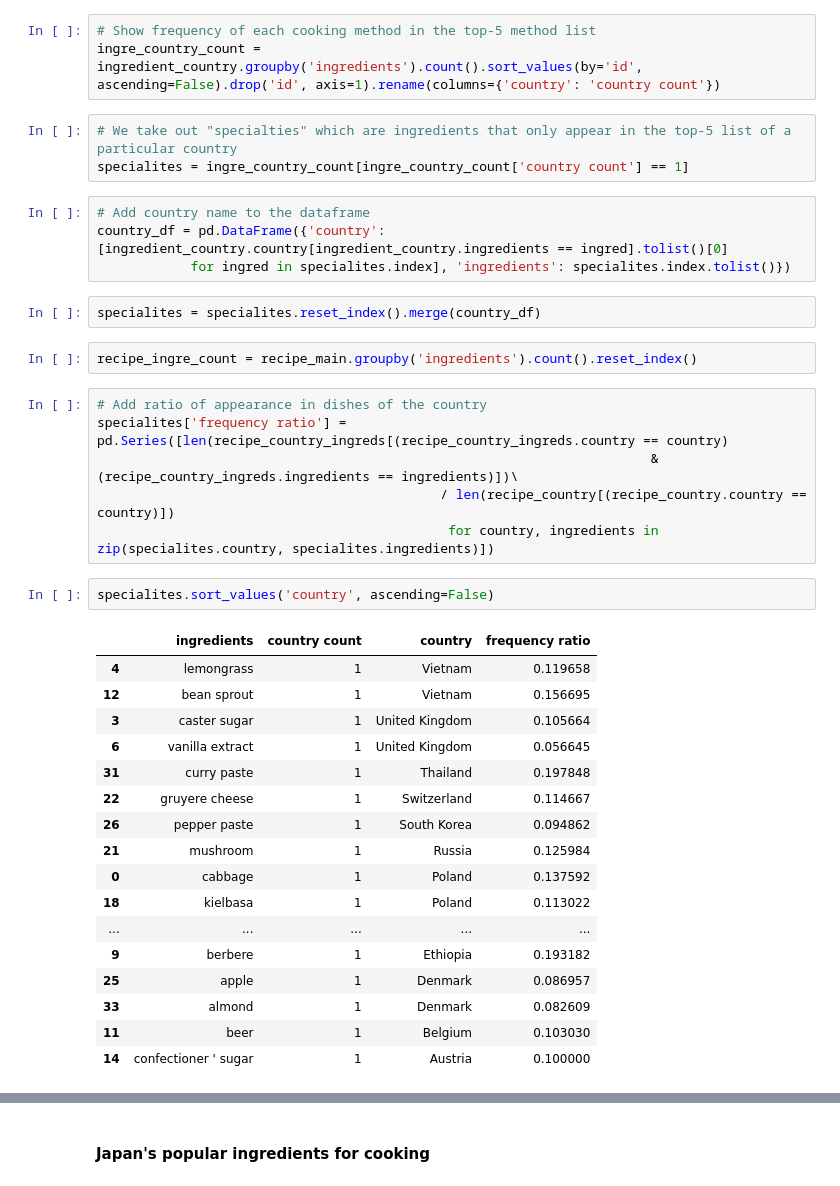
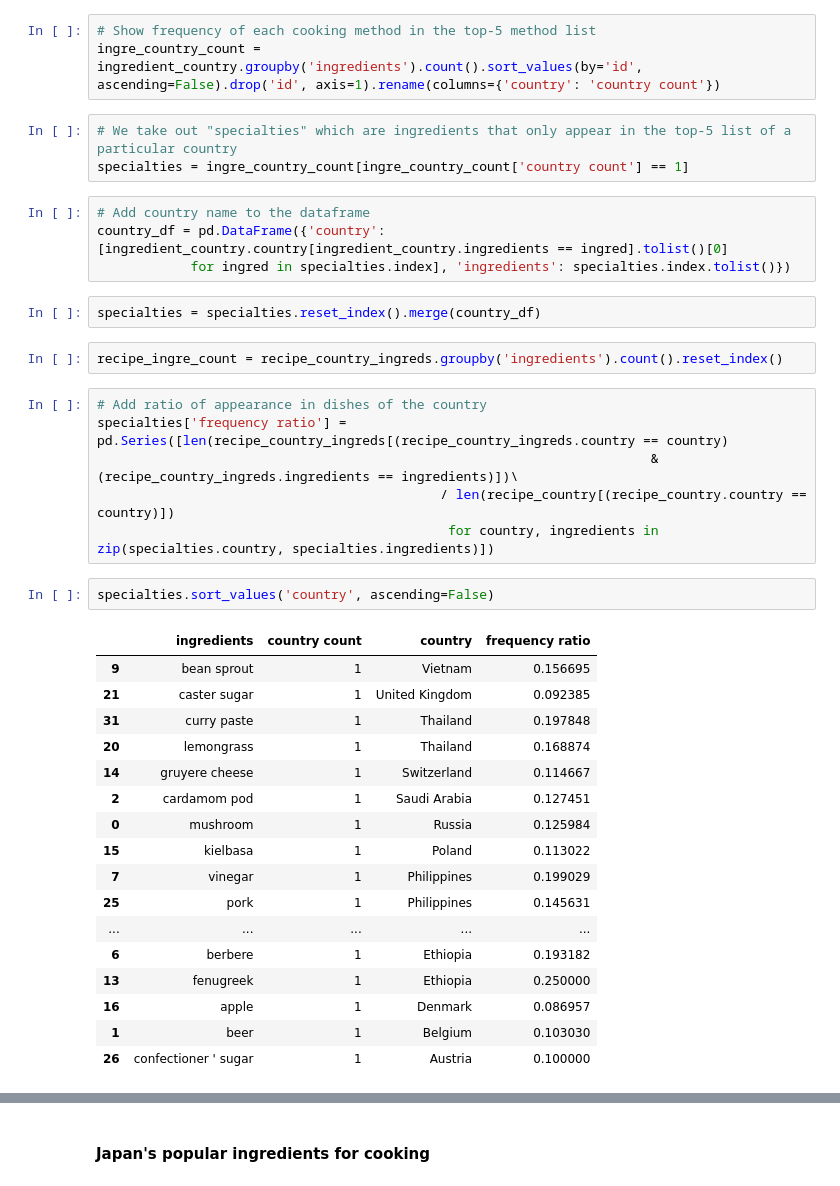
Before and after one commit to JiahuaWU/ada2019, a Jupyter notebook: FinalNotebook.ipynb, the cells around one changed output, grey strips where cells are left out. Drawn from its saved outputs; the diff is of its cells as text.

```diff
--- a/FinalNotebook.ipynb
+++ b/FinalNotebook.ipynb
@@ -510,39 +481,39 @@ At the top we can see some universal ingredients such as water, garlic clove and
 ingre_country_count = ingredient_country.groupby('ingredients').count().sort_values(by='id', ascending=False).drop('id', axis=1).rename(columns={'country': 'country count'})
 # %%
 # We take out "specialties" which are ingredients that only appear in the top-5 list of a particular country
-specialites = ingre_country_count[ingre_country_count['country count'] == 1]
+specialties = ingre_country_count[ingre_country_count['country count'] == 1]
 # %%
 # Add country name to the dataframe
 country_df = pd.DataFrame({'country':[ingredient_country.country[ingredient_country.ingredients == ingred].tolist()[0]
-            for ingred in specialites.index], 'ingredients': specialites.index.tolist()})
+            for ingred in specialties.index], 'ingredients': specialties.index.tolist()})
 # %%
-specialites = specialites.reset_index().merge(country_df)
+specialties = specialties.reset_index().merge(country_df)
 # %%
-recipe_ingre_count = recipe_main.groupby('ingredients').count().reset_index()
+recipe_ingre_count = recipe_country_ingreds.groupby('ingredients').count().reset_index()
 # %%
 # Add ratio of appearance in dishes of the country
-specialites['frequency ratio'] = pd.Series([len(recipe_country_ingreds[(recipe_country_ingreds.country == country)
+specialties['frequency ratio'] = pd.Series([len(recipe_country_ingreds[(recipe_country_ingreds.country == country)
                                                                        & (recipe_country_ingreds.ingredients == ingredients)])\
                                             / len(recipe_country[(recipe_country.country == country)])
-                                             for country, ingredients in zip(specialites.country, specialites.ingredients)])
+                                             for country, ingredients in zip(specialties.country, specialties.ingredients)])
 # %%
-specialites.sort_values('country', ascending=False)
+specialties.sort_values('country', ascending=False)
 # %% [output]
 |  | ingredients | country count | country | frequency ratio |
-| 4 | lemongrass | 1 | Vietnam | 0.119658 |
-| 12 | bean sprout | 1 | Vietnam | 0.156695 |
-| 3 | caster sugar | 1 | United Kingdom | 0.105664 |
-| 6 | vanilla extract | 1 | United Kingdom | 0.056645 |
+| 9 | bean sprout | 1 | Vietnam | 0.156695 |
+| 21 | caster sugar | 1 | United Kingdom | 0.092385 |
 | 31 | curry paste | 1 | Thailand | 0.197848 |
-| 22 | gruyere cheese | 1 | Switzerland | 0.114667 |
-| 26 | pepper paste | 1 | South Korea | 0.094862 |
-| 21 | mushroom | 1 | Russia | 0.125984 |
-| 0 | cabbage | 1 | Poland | 0.137592 |
-| 18 | kielbasa | 1 | Poland | 0.113022 |
+| 20 | lemongrass | 1 | Thailand | 0.168874 |
+| 14 | gruyere cheese | 1 | Switzerland | 0.114667 |
+| 2 | cardamom pod | 1 | Saudi Arabia | 0.127451 |
+| 0 | mushroom | 1 | Russia | 0.125984 |
+| 15 | kielbasa | 1 | Poland | 0.113022 |
+| 7 | vinegar | 1 | Philippines | 0.199029 |
+| 25 | pork | 1 | Philippines | 0.145631 |
 | ... | ... | ... | ... | ... |
-| 9 | berbere | 1 | Ethiopia | 0.193182 |
-| 25 | apple | 1 | Denmark | 0.086957 |
-| 33 | almond | 1 | Denmark | 0.082609 |
-| 11 | beer | 1 | Belgium | 0.103030 |
-| 14 | confectioner ' sugar | 1 | Austria | 0.100000 |
+| 6 | berbere | 1 | Ethiopia | 0.193182 |
+| 13 | fenugreek | 1 | Ethiopia | 0.250000 |
+| 16 | apple | 1 | Denmark | 0.086957 |
+| 1 | beer | 1 | Belgium | 0.103030 |
+| 26 | confectioner ' sugar | 1 | Austria | 0.100000 |
 # %% [markdown]
```
Also changed, not shown: parts of 57 cells of this notebook.
